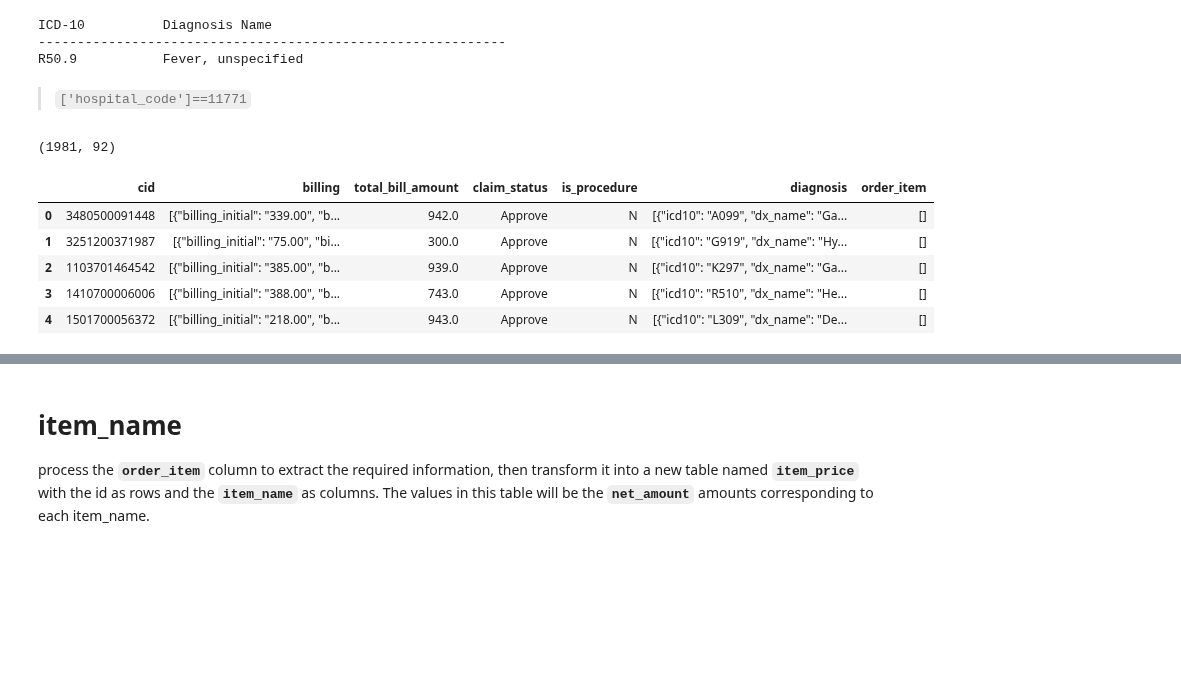
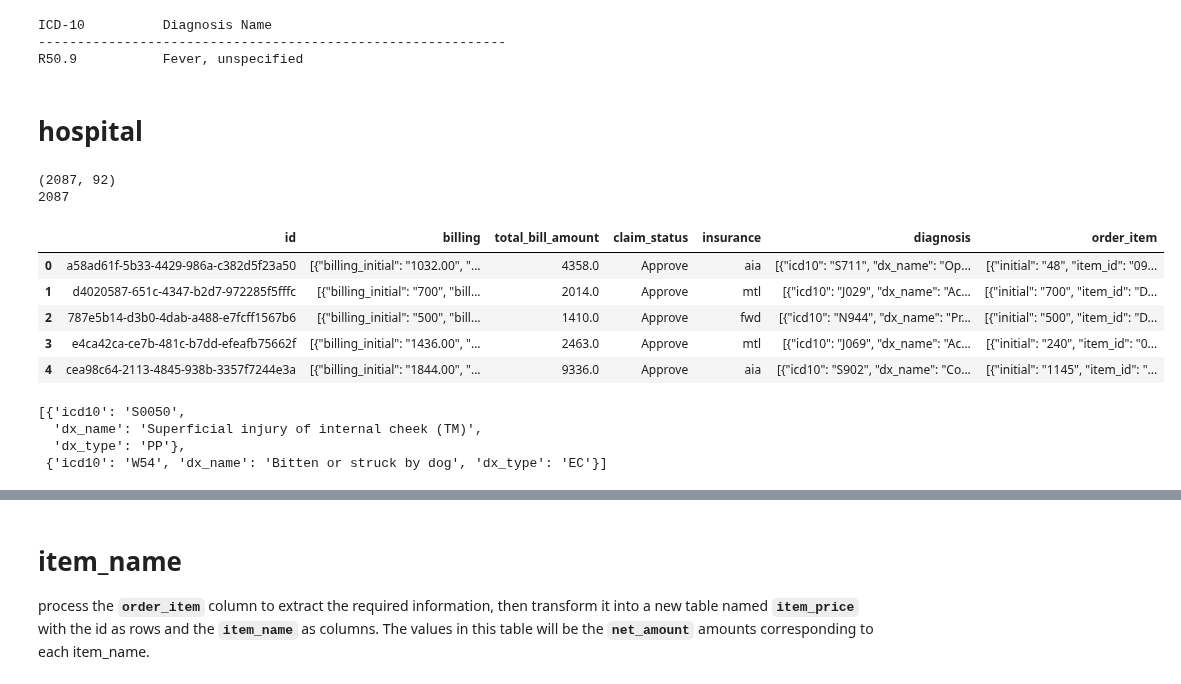
Before and after one commit to nxxk23/AI-Engineer, a Jupyter notebook: fraud.ipynb, the cells around one changed output, grey strips where cells are left out. Saved outputs shown, nothing was run; the diff lists cells and outputs as text; code cells hidden in the pictures; blank space fills up the shorter version.

```diff
--- a/fraud.ipynb
+++ b/fraud.ipynb
@@ -241,26 +241,35 @@ R50.9           Fever, unspecified
 # %%
 decline = opd[opd['claim_status']=='Decline']
 approve = opd[opd['claim_status']=='Approve']
-# %% [markdown]
-> `['hospital_code']==11771`
+# %% [markdown]
+# hospital
 # %%
 import pandas as pd
 
 # Filter the 'Approve' and 'Decline' rows
-approve_data = opd[(opd['hospital_code'] == 11771) & (opd['claim_status'] == 'Approve')]
-decline_data = opd[(opd['hospital_code'] == 11771) & (opd['claim_status'] == 'Decline')]
+approve_data = opd[(opd['hospital_code'] == 11787) & (opd['claim_status'] == 'Approve')]
+decline_data = opd[(opd['hospital_code'] == 11787) & (opd['claim_status'] == 'Decline')]
 
 # Concatenate the two DataFrames into one
-hospital11771 = pd.concat([approve_data, decline_data], ignore_index=True)
+hospital = pd.concat([approve_data, decline_data], ignore_index=True)
 
 # Check the resulting DataFrame
-print(hospital11771.shape)
-hospital11771[['cid','billing','total_bill_amount','claim_status','is_procedure','diagnosis','order_item']].head(
+print(hospital.shape)
+print(hospital['id'].nunique())
+hospital[['id','billing','total_bill_amount','claim_status','insurance','diagnosis','order_item']].head()
 # %% [output]
-(1981, 92)
+(2087, 92)
+2087
-|  | cid | billing | total_bill_amount | claim_status | is_procedure | diagnosis | order_item |
-| 0 | 3480500091448 | [{"billing_initial": "339.00", "b... | 942.0 | Approve | N | [{"icd10": "A099", "dx_name": "Ga... | [] |
-| 1 | 3251200371987 | [{"billing_initial": "75.00", "bi... | 300.0 | Approve | N | [{"icd10": "G919", "dx_name": "Hy... | [] |
-| 2 | 1103701464542 | [{"billing_initial": "385.00", "b... | 939.0 | Approve | N | [{"icd10": "K297", "dx_name": "Ga... | [] |
-| 3 | 1410700006006 | [{"billing_initial": "388.00", "b... | 743.0 | Approve | N | [{"icd10": "R510", "dx_name": "He... | [] |
-| 4 | 1501700056372 | [{"billing_initial": "218.00", "b... | 943.0 | Approve | N | [{"icd10": "L309", "dx_name": "De... | [] |
+|  | id | billing | total_bill_amount | claim_status | insurance | diagnosis | order_item |
+| 0 | a58ad61f-5b33-4429-986a-c382d5f23a50 | [{"billing_initial": "1032.00", "... | 4358.0 | Approve | aia | [{"icd10": "S711", "dx_name": "Op... | [{"initial": "48", "item_id": "09... |
+| 1 | d4020587-651c-4347-b2d7-972285f5fffc | [{"billing_initial": "700", "bill... | 2014.0 | Approve | mtl | [{"icd10": "J029", "dx_name": "Ac... | [{"initial": "700", "item_id": "D... |
+| 2 | 787e5b14-d3b0-4dab-a488-e7fcff1567b6 | [{"billing_initial": "500", "bill... | 1410.0 | Approve | fwd | [{"icd10": "N944", "dx_name": "Pr... | [{"initial": "500", "item_id": "D... |
+| 3 | e4ca42ca-ce7b-481c-b7dd-efeafb75662f | [{"billing_initial": "1436.00", "... | 2463.0 | Approve | mtl | [{"icd10": "J069", "dx_name": "Ac... | [{"initial": "240", "item_id": "0... |
+| 4 | cea98c64-2113-4845-938b-3357f7244e3a | [{"billing_initial": "1844.00", "... | 9336.0 | Approve | aia | [{"icd10": "S902", "dx_name": "Co... | [{"initial": "1145", "item_id": "... |
+# %%
+json.loads(hospital['diagnosis'].iloc[70])
+# %% [output]
+[{'icd10': 'S0050',
+  'dx_name': 'Superficial injury of internal cheek (TM)',
+  'dx_type': 'PP'},
+ {'icd10': 'W54', 'dx_name': 'Bitten or struck by dog', 'dx_type': 'EC'}]
```
Also changed, not shown: parts of 15 cells of this notebook.
